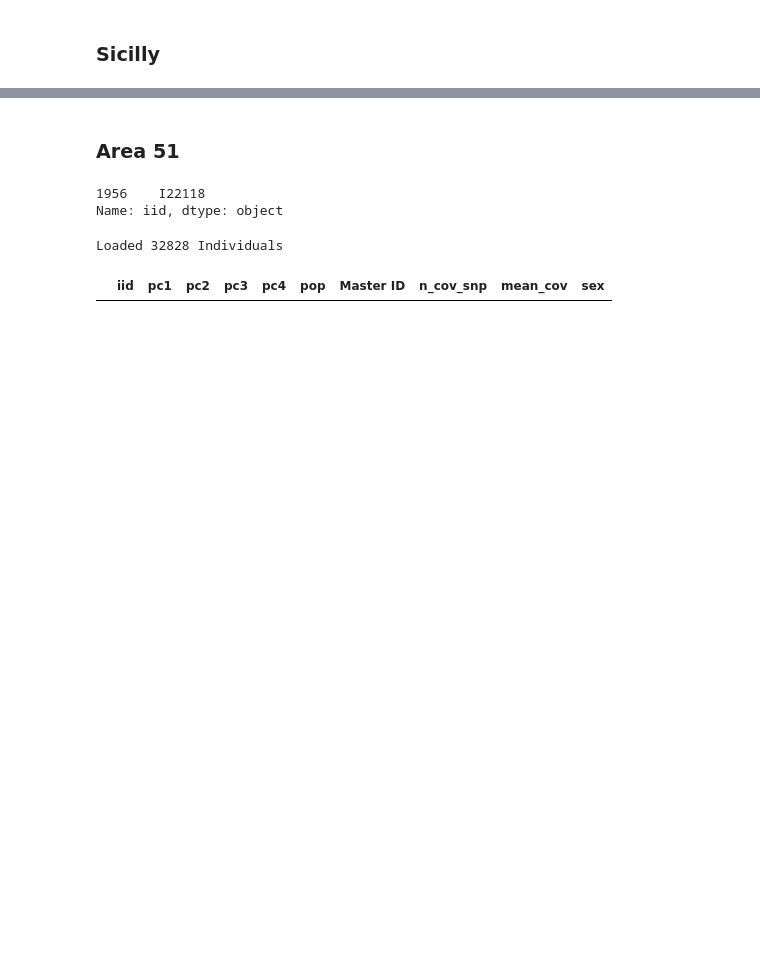
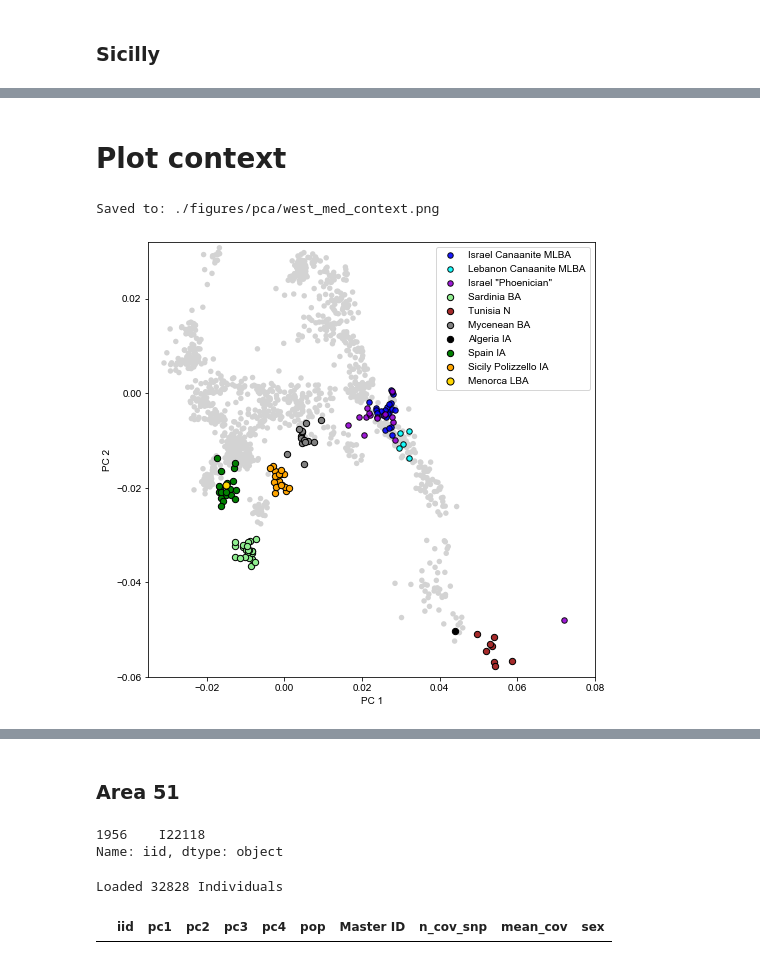
Before and after one commit to hringbauer/punic_aDNA, a Jupyter notebook: notebooks/pca/plot_pca.ipynb, the cells around one changed output, grey strips where cells are left out. Saved outputs shown, nothing was run; the diff lists cells and outputs as text; code cells hidden in the pictures; blank space fills up the shorter version.

```diff
--- a/notebooks/pca/plot_pca.ipynb
+++ b/notebooks/pca/plot_pca.ipynb
@@ -271,0 +294,49 @@ Saved to: ./figures/pca/pca_sicilly_punic.pdf
+# %% [markdown]
+# Plot context
+# %%
+#savepath="./figures/pca/west_med_punic_pca.pdf"
+savepath="./figures/pca/west_med_context.png"
+#savepath=""
+
+plt.figure(figsize=(8,8))
+ax = plt.gca()
+
+plot_pca_ho(ax, df_ho, c="lightgray", text=False)
+plot_pca(ax, df_is, c="blue", legend="Israel Canaanite MLBA", ec="k", alpha=0.9)
+plot_pca(ax, df_le, c="aqua", legend="Lebanon Canaanite MLBA", ec="k", alpha=0.9)
+plot_pca(ax, df_isp, c="darkviolet", legend="Israel \"Phoenician\"", ec="k", alpha=0.9)
+### Plot the Sardinian Samples
+plot_pca(ax, df_sard_ba, c="lightgreen", legend="Sardinia BA", ec="k", s=40)
+plot_pca(ax, df_tun, c="brown", legend="Tunisia N", ec="k", s=40)
+plot_pca(ax, df_greek, c="gray", legend="Mycenean BA", ec="k", s=40)
+
+plot_pca(ax, df_alg, c="k", legend="Algeria IA", s=40, ec="k")
+plot_pca(ax, df_spain, c="green", legend="Spain IA", s=40, ec="k")
+
+plot_pca(ax, df_sic_ia, c="orange", legend="Sicily Polizzello IA", s=40, ec="k")
+
+plot_pca(ax, df_meno, c="gold", legend="Menorca LBA", ec="k", s=50, marker="o")
+
+
+#plot_pca(ax, df_sic, c="w", legend="Sicilly Punic", ec="blue", s=70, marker="s")
+#plot_pca(ax, df_sic2, c="coral", legend="Sicilly Punic2", ec="blue", s=70, marker="s")
+#plot_pca(ax, df_sic_him, c="red", legend="Sicily Himera", s=90, marker="o", ec="k")
+
+#plot_pca(ax, df_sic, c="k", legend="Sicilly Punic", ec="blue", s=70, marker=">")
+#plot_pca(ax, df_sic2, c="coral", legend="Sicilly Punic2", ec="blue", s=70, marker=">")
+
+ax.legend(loc="upper right", fontsize=10)
+ax.set_xlabel("PC 1")
+ax.set_ylabel("PC 2")
+ax.set_xlim([-0.035,0.08])
+ax.set_ylim([-0.06,0.032])
+
+if len(savepath) > 0:
+    plt.savefig(savepath, bbox_inches = 'tight',
+                pad_inches = 0, dpi=600)
+    print(f"Saved to: {savepath}")
+
+plt.show()
+# %% [output]
+Saved to: ./figures/pca/west_med_context.png
+[figure, added]
```
Also changed, not shown: parts of 18 cells of this notebook, 11 other files.
